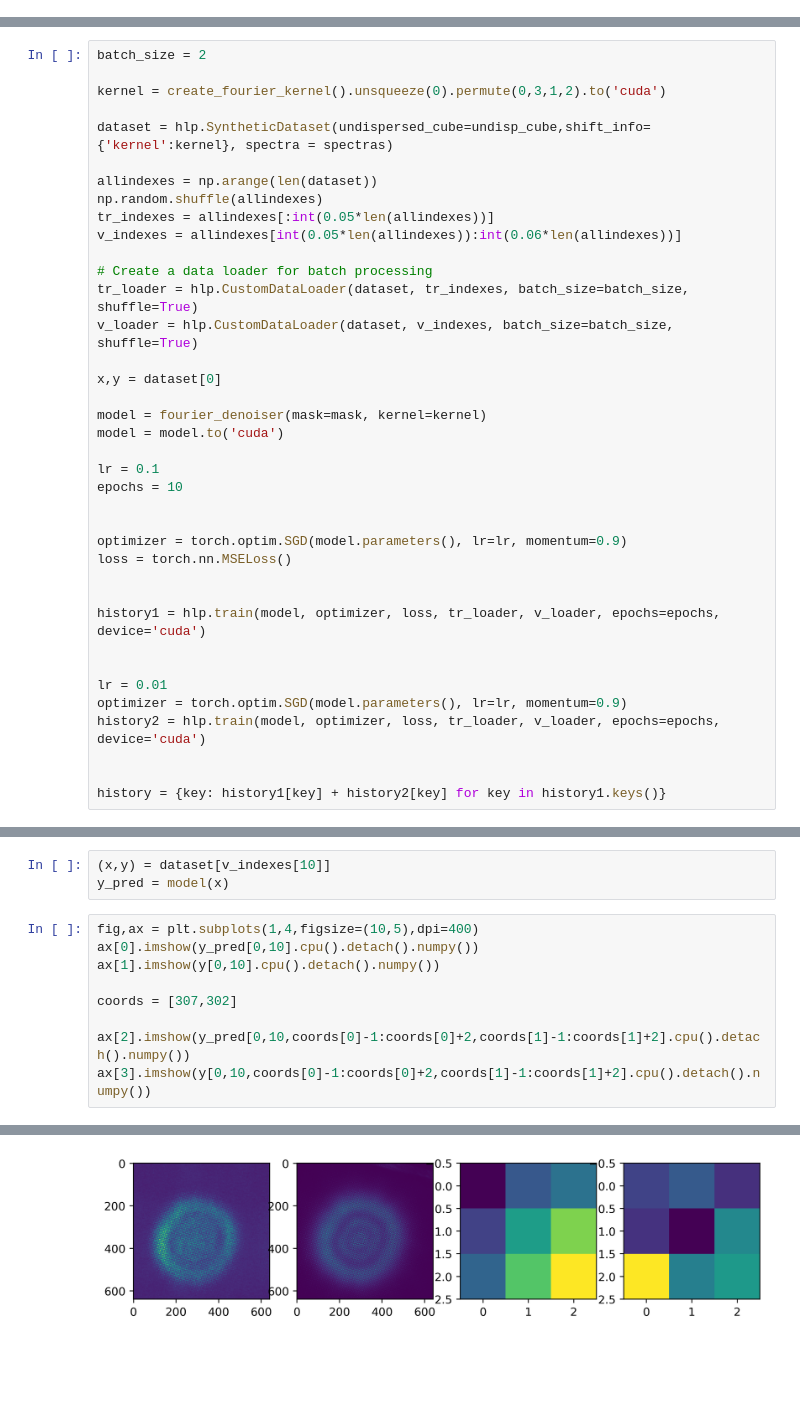
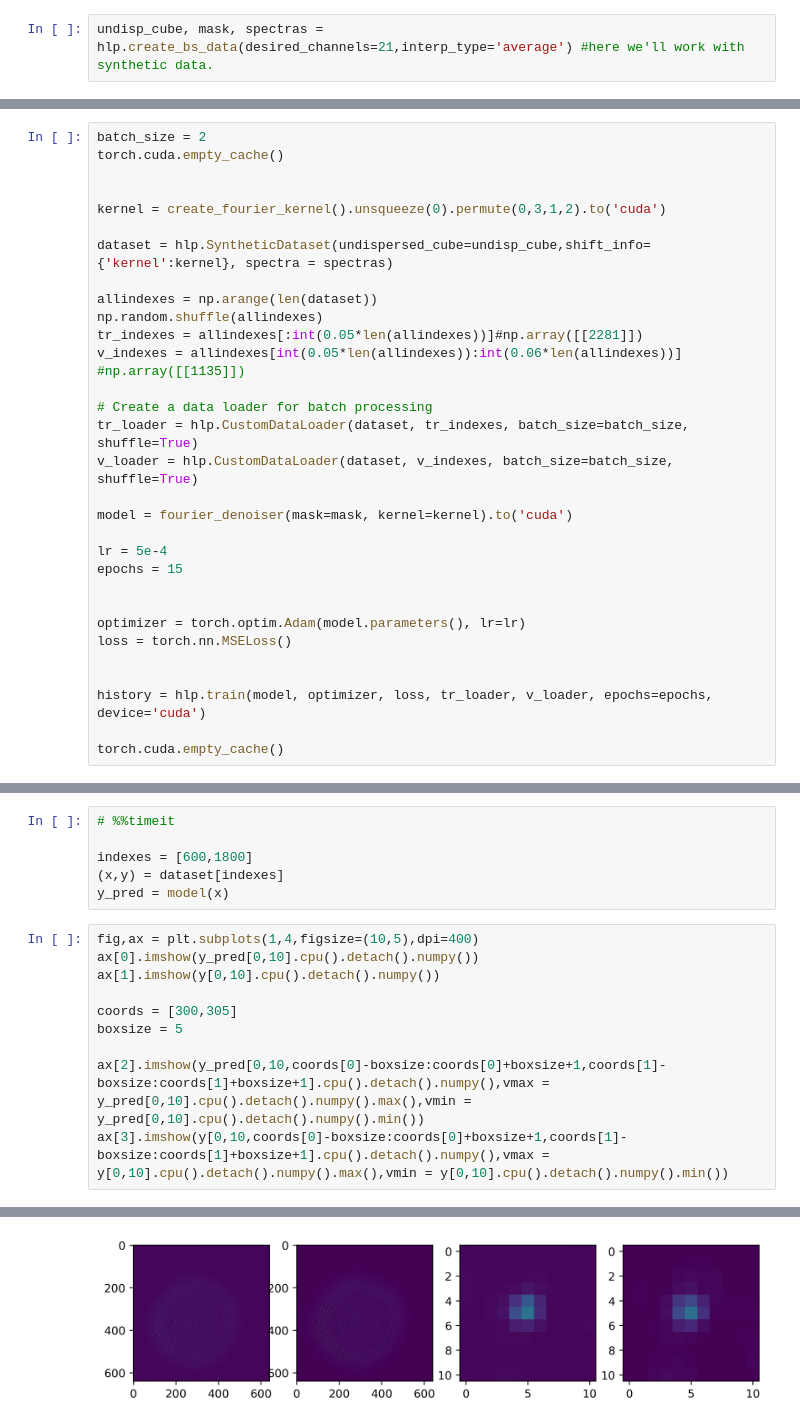
Before and after one commit to sunnyhoward/SCI, a Jupyter notebook: models/train_model.ipynb, the cells around one changed output, grey strips where cells are left out. Saved outputs shown, nothing was run; the diff lists cells and outputs as text; blank space fills up the shorter version.

```diff
--- a/models/train_model.ipynb
+++ b/models/train_model.ipynb
@@ -76,0 +39,2 @@ spectras = spectras / torch.max(spectras)
+# %%
+undisp_cube, mask, spectras = hlp.create_bs_data(desired_channels=21,interp_type='average') #here we'll work with synthetic data.
@@ -77,5 +46,7 @@ spectras = spectras / torch.max(spectras)
 # %%
 batch_size = 2
+torch.cuda.empty_cache()
+
 
 kernel = create_fourier_kernel().unsqueeze(0).permute(0,3,1,2).to('cuda')
 
@@ -83,33 +54,24 @@ dataset = hlp.SyntheticDataset(undispersed_cube=undisp_cube,shift_info={'kernel'
 
 allindexes = np.arange(len(dataset))
 np.random.shuffle(allindexes)
-tr_indexes = allindexes[:int(0.05*len(allindexes))]
-v_indexes = allindexes[int(0.05*len(allindexes)):int(0.06*len(allindexes))]
+tr_indexes = allindexes[:int(0.05*len(allindexes))]#np.array([[2281]])
+v_indexes = allindexes[int(0.05*len(allindexes)):int(0.06*len(allindexes))] #np.array([[1135]])
 
 # Create a data loader for batch processing
 tr_loader = hlp.CustomDataLoader(dataset, tr_indexes, batch_size=batch_size, shuffle=True)
 v_loader = hlp.CustomDataLoader(dataset, v_indexes, batch_size=batch_size, shuffle=True)
 
-x,y = dataset[0]
+model = fourier_denoiser(mask=mask, kernel=kernel).to('cuda')
 
-model = fourier_denoiser(mask=mask, kernel=kernel)
-model = model.to('cuda')
-
-lr = 0.1
-epochs = 10
+lr = 5e-4
+epochs = 15
 
 
-optimizer = torch.optim.SGD(model.parameters(), lr=lr, momentum=0.9)
+optimizer = torch.optim.Adam(model.parameters(), lr=lr)
 loss = torch.nn.MSELoss()
 
 
-history1 = hlp.train(model, optimizer, loss, tr_loader, v_loader, epochs=epochs, device='cuda')
+history = hlp.train(model, optimizer, loss, tr_loader, v_loader, epochs=epochs, device='cuda')
 
-
-lr = 0.01
-optimizer = torch.optim.SGD(model.parameters(), lr=lr, momentum=0.9)
-history2 = hlp.train(model, optimizer, loss, tr_loader, v_loader, epochs=epochs, device='cuda')
-
-
-history = {key: history1[key] + history2[key] for key in history1.keys()}
+torch.cuda.empty_cache()
 # %% [output]
@@ -139,18 +107,22 @@ plt.plot(history['val_loss'])
 # %%
-(x,y) = dataset[v_indexes[10]]
+# %%timeit
+
+indexes = [600,1800]
+(x,y) = dataset[indexes]
 y_pred = model(x)
 # %%
 fig,ax = plt.subplots(1,4,figsize=(10,5),dpi=400)
 ax[0].imshow(y_pred[0,10].cpu().detach().numpy())
 ax[1].imshow(y[0,10].cpu().detach().numpy())
 
-coords = [307,302]
+coords = [300,305]
+boxsize = 5
 
-ax[2].imshow(y_pred[0,10,coords[0]-1:coords[0]+2,coords[1]-1:coords[1]+2].cpu().detach().numpy())
-ax[3].imshow(y[0,10,coords[0]-1:coords[0]+2,coords[1]-1:coords[1]+2].cpu().detach().numpy())
+ax[2].imshow(y_pred[0,10,coords[0]-boxsize:coords[0]+boxsize+1,coords[1]-boxsize:coords[1]+boxsize+1].cpu().detach().numpy(),vmax = y_pred[0,10].cpu().detach().numpy().max(),vmin = y_pred[0,10].cpu().detach().numpy().min())
+ax[3].imshow(y[0,10,coords[0]-boxsize:coords[0]+boxsize+1,coords[1]-boxsize:coords[1]+boxsize+1].cpu().detach().numpy(),vmax = y[0,10].cpu().detach().numpy().max(),vmin = y[0,10].cpu().detach().numpy().min())
 # %% [output]
 <matplotlib.image.AxesImage at 0x...>
-[figure, old version]
+[figure, new version]
 # %%
 fig = plt.figure()
 ax = fig.add_subplot(111)
```
Also changed, not shown: parts of 11 cells of this notebook, 7 other files.
